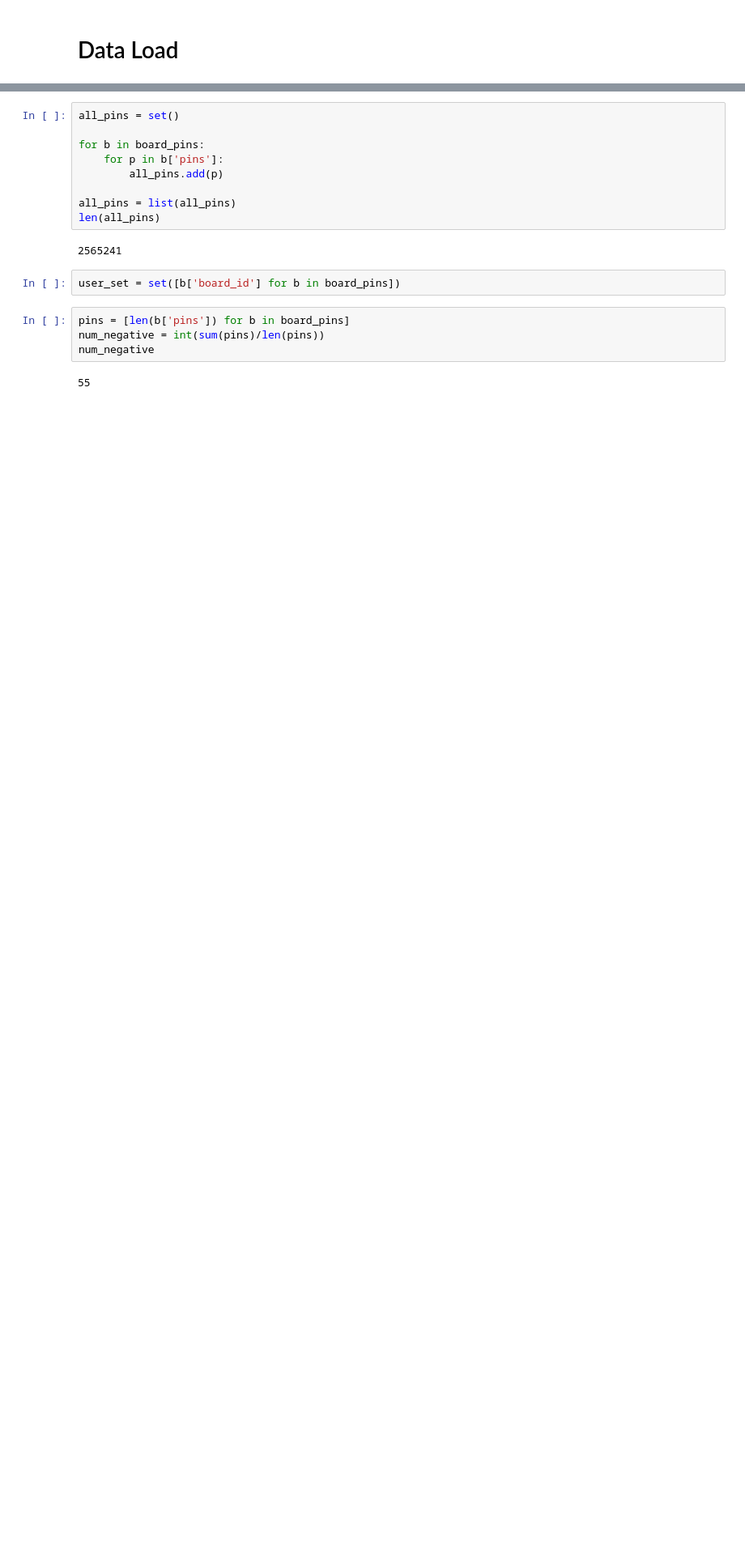
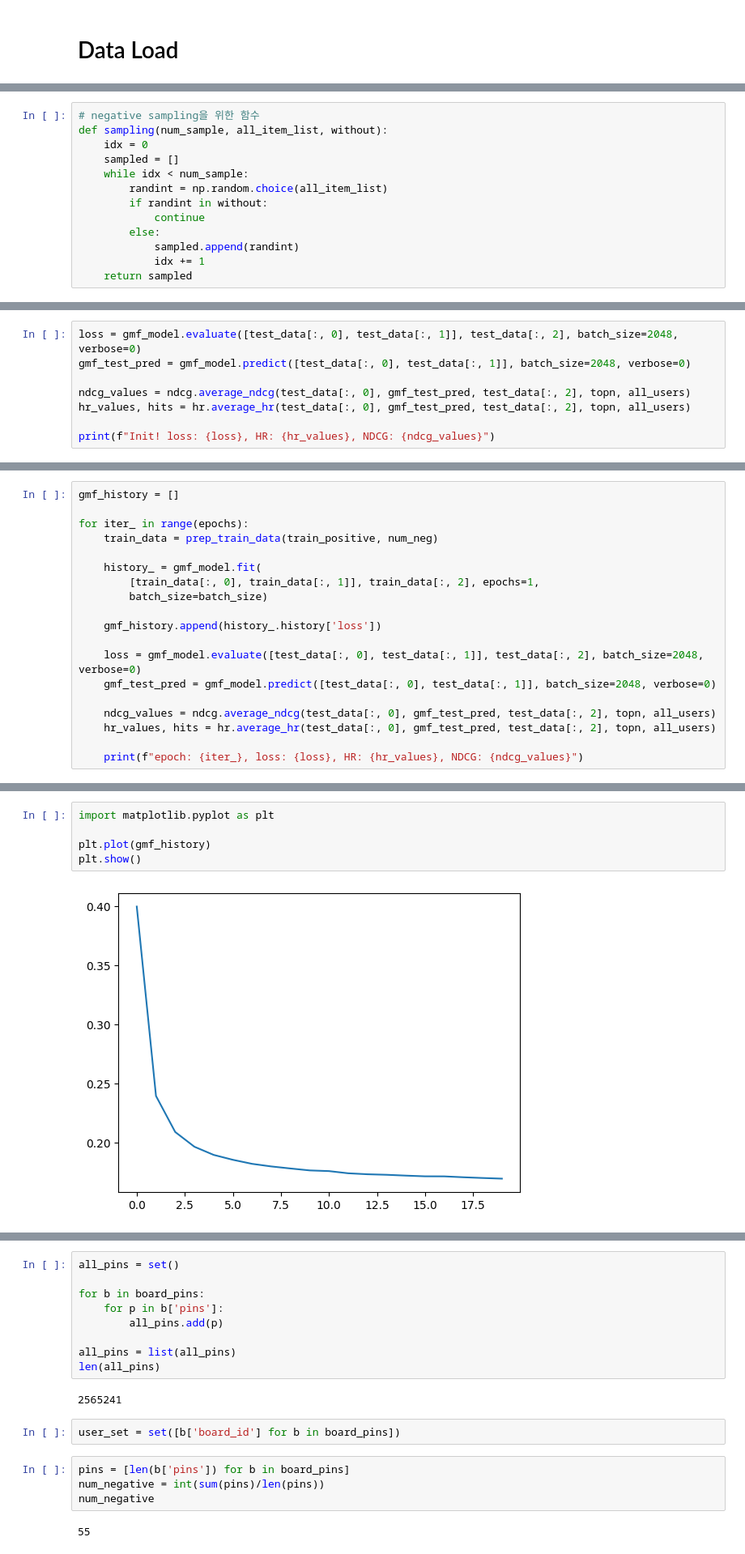
Before and after one commit to twndus/recsys, a Jupyter notebook: models/ncf-pinterest.ipynb, the cells around one changed output, grey strips where cells are left out. Shown: that part at 81% size. Saved outputs shown, nothing was run; the diff lists cells and outputs as text; blank space fills up the shorter version.

```diff
--- a/models/ncf-pinterest.ipynb
+++ b/models/ncf-pinterest.ipynb
@@ -45,0 +197,13 @@ len(board_pins)
+# %%
+# negative sampling을 위한 함수
+def sampling(num_sample, all_item_list, without):
+    idx = 0
+    sampled = []
+    while idx < num_sample:
+        randint = np.random.choice(all_item_list)
+        if randint in without:
+            continue
+        else:
+            sampled.append(randint)
+            idx += 1
+    return sampled
@@ -45,0 +231,8 @@ len(board_pins)
+# %%
+loss = gmf_model.evaluate([test_data[:, 0], test_data[:, 1]], test_data[:, 2], batch_size=2048, verbose=0)
+gmf_test_pred = gmf_model.predict([test_data[:, 0], test_data[:, 1]], batch_size=2048, verbose=0)
+
+ndcg_values = ndcg.average_ndcg(test_data[:, 0], gmf_test_pred, test_data[:, 2], topn, all_users)
+hr_values, hits = hr.average_hr(test_data[:, 0], gmf_test_pred, test_data[:, 2], topn, all_users)
+
+print(f"Init! loss: {loss}, HR: {hr_values}, NDCG: {ndcg_values}")
@@ -45,0 +241,19 @@ len(board_pins)
+# %%
+gmf_history = []
+
+for iter_ in range(epochs):
+    train_data = prep_train_data(train_positive, num_neg)
+
+    history_ = gmf_model.fit(
+        [train_data[:, 0], train_data[:, 1]], train_data[:, 2], epochs=1,
+        batch_size=batch_size)
+
+    gmf_history.append(history_.history['loss'])
+
+    loss = gmf_model.evaluate([test_data[:, 0], test_data[:, 1]], test_data[:, 2], batch_size=2048, verbose=0)
+    gmf_test_pred = gmf_model.predict([test_data[:, 0], test_data[:, 1]], batch_size=2048, verbose=0)
+
+    ndcg_values = ndcg.average_ndcg(test_data[:, 0], gmf_test_pred, test_data[:, 2], topn, all_users)
+    hr_values, hits = hr.average_hr(test_data[:, 0], gmf_test_pred, test_data[:, 2], topn, all_users)
+
+    print(f"epoch: {iter_}, loss: {loss}, HR: {hr_values}, NDCG: {ndcg_values}")
@@ -45,0 +278,7 @@ len(board_pins)
+# %%
+import matplotlib.pyplot as plt
+
+plt.plot(gmf_history)
+plt.show()
+# %% [output]
+[figure, added]
```
Also changed, not shown: parts of 55 cells of this notebook, 1 other file.
